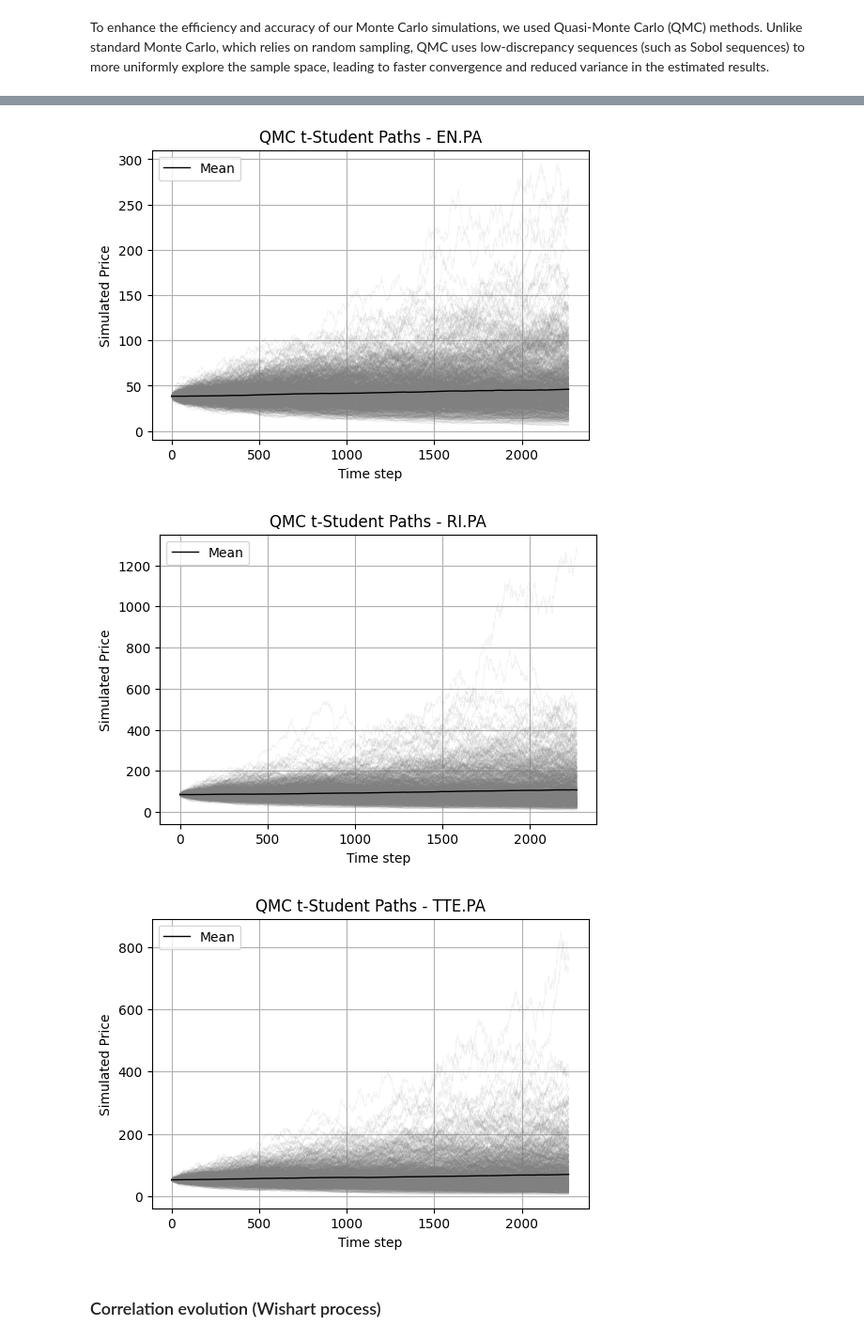
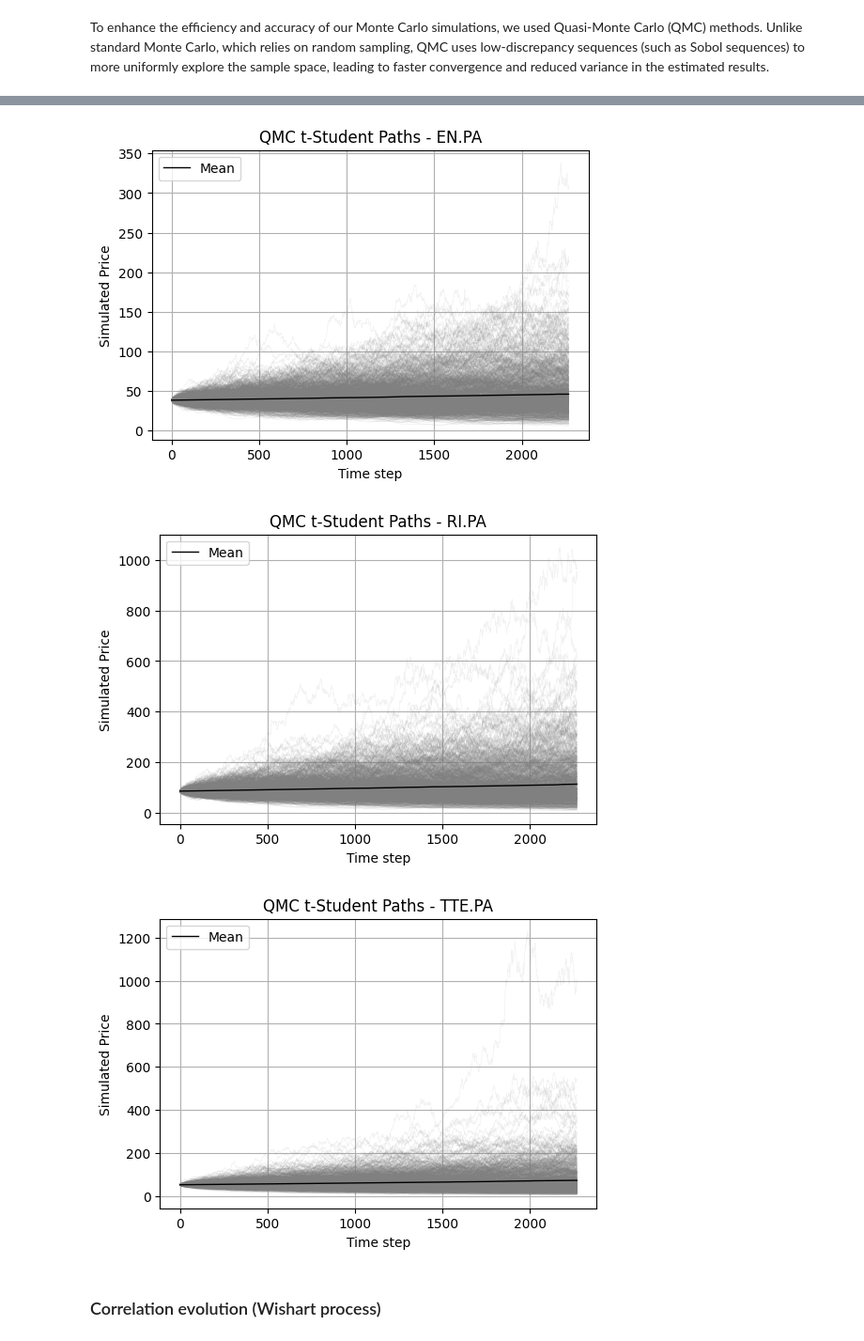
Before and after one commit to Pocame/Financial-Engineering-KEIO, a Jupyter notebook: new_code.ipynb, the cells around one changed output, grey strips where cells are left out. Shown at 94% size. Saved outputs shown, nothing was run; the diff lists cells and outputs as text; code cells hidden in the pictures.

```diff
--- a/new_code.ipynb
+++ b/new_code.ipynb
@@ -839,5 +841,3 @@ for i, ticker in enumerate(tickers):
 ### Quasi Monte Carlo
 # %% [markdown]
 To enhance the efficiency and accuracy of our Monte Carlo simulations, we used Quasi-Monte Carlo (QMC) methods. Unlike standard Monte Carlo, which relies on random sampling, QMC uses low-discrepancy sequences (such as Sobol sequences) to more uniformly explore the sample space, leading to faster convergence and reduced variance in the estimated results.
-# %%
-paths_recent_QMC= monte_carlo_paths_tstudent_multivariate(S0_, mu_, sigma_, T, N_steps, M, nu_)
@@ -848,9 +893,9 @@ for i, ticker in enumerate(tickers):
     S0_ = [spot_prices.loc[ticker]]
     mu_ = [mu]
     sigma_ = [recent_vol.loc[ticker, 'vol']]
-    nu_ = [nu[i]]  # i entre 0 et 3 ici
+    nu_ = [nu[i]]
 
-    paths_recent_QMC = monte_carlo_paths_tstudent_multivariate(S0_, mu_, sigma_, T, N_steps, M, nu_)
+    paths_recent_QMC = monte_carlo_paths_tstudent_qmc(S0_, mu_, sigma_, T, N_steps, M, nu_)
 
     plt.figure(figsize=(6, 4))
     for k in range(M):
@@ -867,6 +912,6 @@ for i, ticker in enumerate(tickers):
-[figure, old version]
+[figure, new version]
-[figure, old version]
+[figure, new version]
-[figure, old version]
+[figure, new version]
 # %% [markdown]
 ### Correlation evolution (Wishart process)
 # %% [markdown]
```
Also changed, not shown: parts of 23 cells of this notebook, 1 other file.
